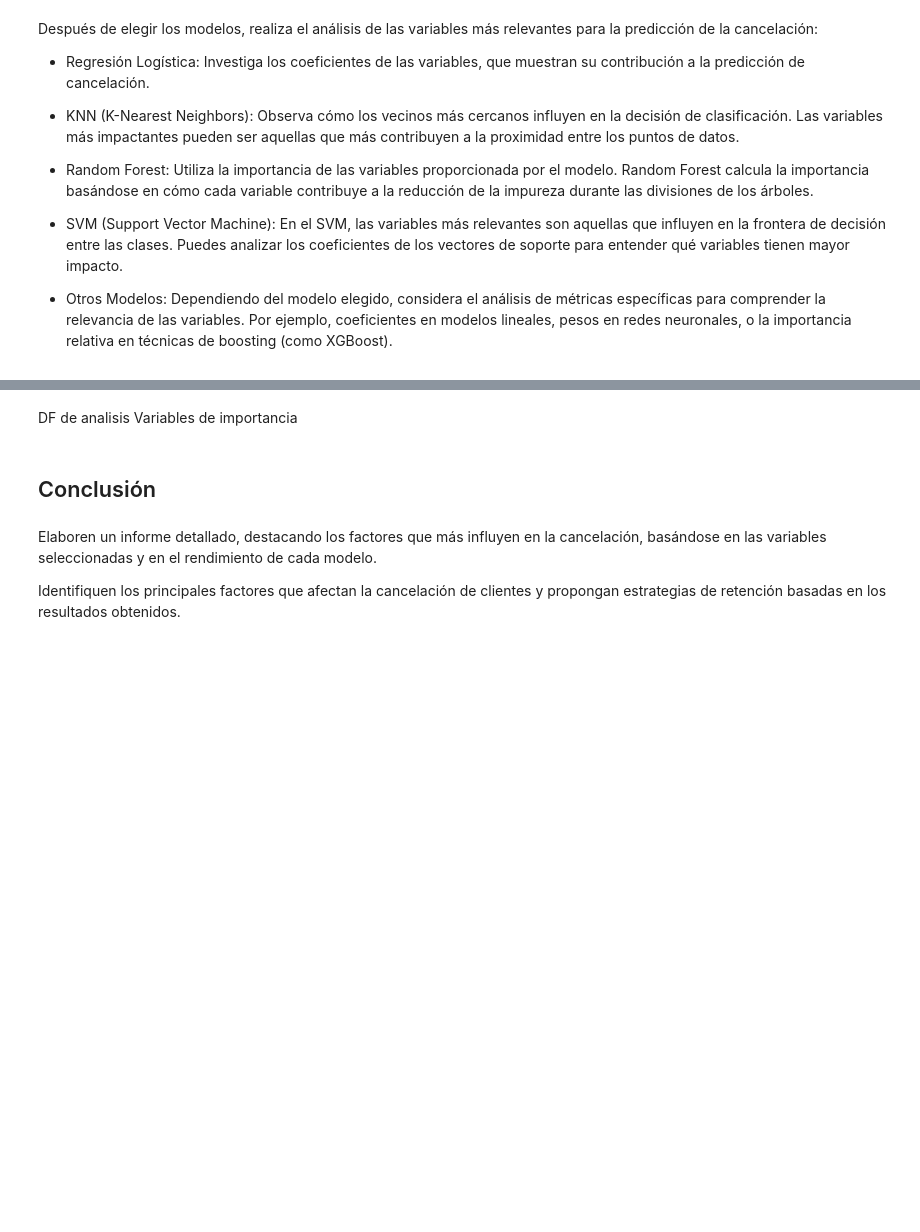
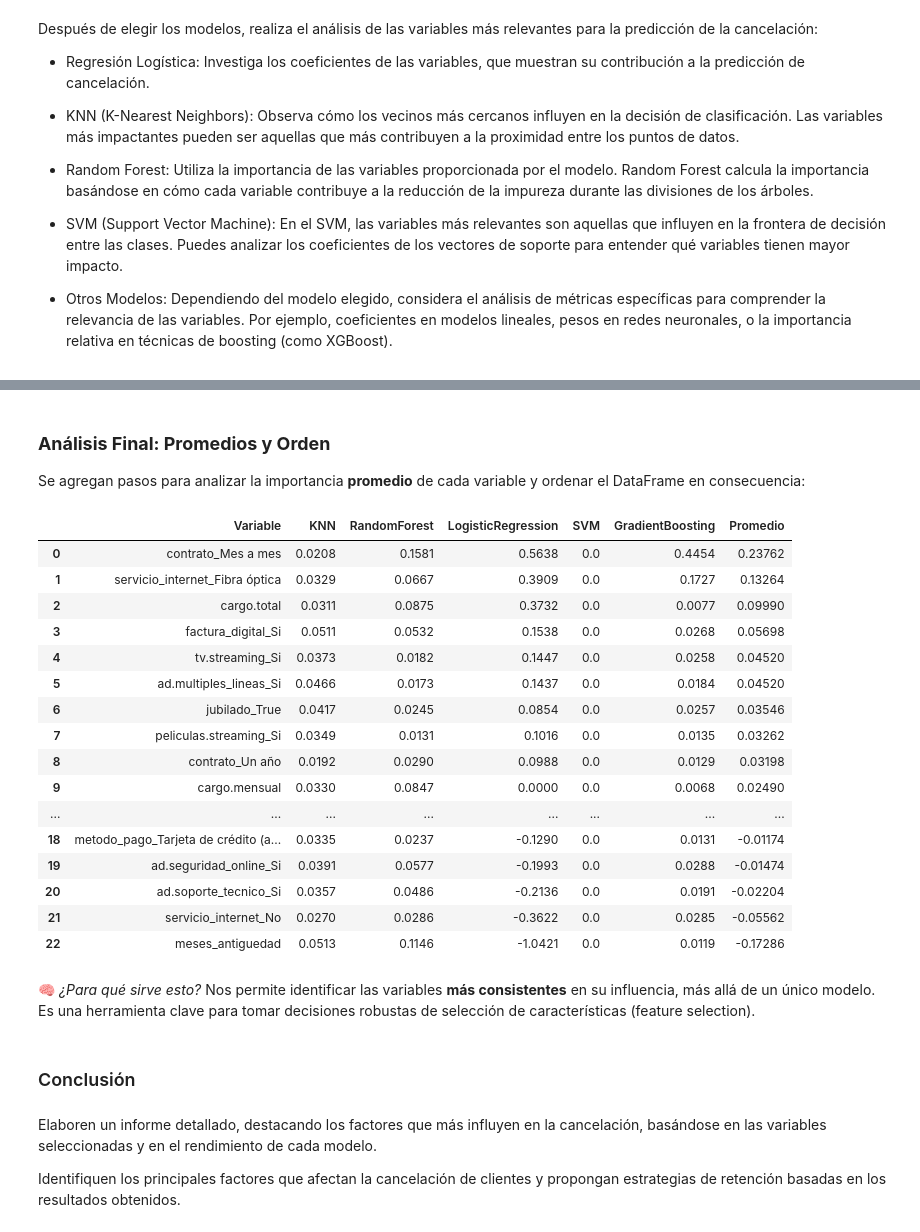
Before and after one commit to MigXDev/CS_Datos_I_DESAFIO_3, a Jupyter notebook: TelecomX_LATAM_2.ipynb, the cells around one changed output, grey strips where cells are left out. Cells and saved outputs as stored; diff of their text form; code cells hidden in the pictures; blank space fills up the shorter version.

Commit message:
En proceso | Análisis de variables

```diff
--- a/TelecomX_LATAM_2.ipynb
+++ b/TelecomX_LATAM_2.ipynb
@@ -1930,0 +1939,10 @@ Después de elegir los modelos, realiza el análisis de las variables más relev
+# %%
+def get_importance(model, X, y):
+    if hasattr(model, "feature_importances_"):
+        return model.feature_importances_
+    elif hasattr(model, "coef_"):
+        return model.coef_[0]
+    else:
+        # Usar permutation importance como fallback
+        perm = permutation_importance(model, X, y, n_repeats=10, random_state=42)
+        return perm.importances_mean
@@ -1930,0 +1957,6 @@ Después de elegir los modelos, realiza el análisis de las variables más relev
+# %%
+knn_importance = get_importance(knn_best, X_train_bal_scaled, y_train_bal)
+rf_importance = get_importance(rf_best, X_train_bal, y_train_bal)
+lr_importance = get_importance(lr_best, X_train_bal_scaled, y_train_bal)
+svm_importance = get_importance(svm_best, X_train_bal_scaled, y_train_bal)
+xgb_importance = get_importance(xgb_best, X_train_bal, y_train_bal)
@@ -1931,11 +1971,7 @@ Después de elegir los modelos, realiza el análisis de las variables más relev
+# %%
+columnas_encoded.rename('Variable', inplace=True)
 # %%
-knn_importance = knn.feature_importances_
-rf_importance = rf.feature_importances_
-lr_importance = log_reg.coef_[0]
-svm_importance = svm.coef_[0]
-xgb_importance = xgb.feature_importances_
-
-feature_names = X_train_selected.columns
+feature_names = columnas_encoded
 
 importance_df = pd.DataFrame({
     'Variable': feature_names,
@@ -1984,2 +2045,0 @@ plot_top_bottom_features(xgb_importance, feature_names, "Gradient Boosting")
-# %% [markdown]
-DF de analisis Variables de importancia
@@ -2022,5 +2046,40 @@ df_importancias
+# %% [markdown]
+
+### **Análisis Final: Promedios y Orden**
+
+Se agregan pasos para analizar la importancia **promedio** de cada variable y ordenar el DataFrame en consecuencia:
+# %%
+importance_df = importance_df.round(4)
+
+# Mostrar el DataFrame ordenado por la media de importancias (en todos los modelos)
+importance_df['Promedio'] = importance_df[['KNN', 'RandomForest', 'LogisticRegression', 'SVM', 'GradientBoosting']].mean(axis=1)
+
+importance_df = importance_df.sort_values(by='Promedio', ascending=False).reset_index(drop=True)
+
+importance_df
+# %% [output]
+|  | Variable | KNN | RandomForest | LogisticRegression | SVM | GradientBoosting | Promedio |
+| 0 | contrato_Mes a mes | 0.0208 | 0.1581 | 0.5638 | 0.0 | 0.4454 | 0.23762 |
+| 1 | servicio_internet_Fibra óptica | 0.0329 | 0.0667 | 0.3909 | 0.0 | 0.1727 | 0.13264 |
+| 2 | cargo.total | 0.0311 | 0.0875 | 0.3732 | 0.0 | 0.0077 | 0.09990 |
+| 3 | factura_digital_Si | 0.0511 | 0.0532 | 0.1538 | 0.0 | 0.0268 | 0.05698 |
+| 4 | tv.streaming_Si | 0.0373 | 0.0182 | 0.1447 | 0.0 | 0.0258 | 0.04520 |
+| 5 | ad.multiples_lineas_Si | 0.0466 | 0.0173 | 0.1437 | 0.0 | 0.0184 | 0.04520 |
+| 6 | jubilado_True | 0.0417 | 0.0245 | 0.0854 | 0.0 | 0.0257 | 0.03546 |
+| 7 | peliculas.streaming_Si | 0.0349 | 0.0131 | 0.1016 | 0.0 | 0.0135 | 0.03262 |
+| 8 | contrato_Un año | 0.0192 | 0.0290 | 0.0988 | 0.0 | 0.0129 | 0.03198 |
+| 9 | cargo.mensual | 0.0330 | 0.0847 | 0.0000 | 0.0 | 0.0068 | 0.02490 |
+| ... | ... | ... | ... | ... | ... | ... | ... |
+| 18 | metodo_pago_Tarjeta de crédito (a... | 0.0335 | 0.0237 | -0.1290 | 0.0 | 0.0131 | -0.01174 |
+| 19 | ad.seguridad_online_Si | 0.0391 | 0.0577 | -0.1993 | 0.0 | 0.0288 | -0.01474 |
+| 20 | ad.soporte_tecnico_Si | 0.0357 | 0.0486 | -0.2136 | 0.0 | 0.0191 | -0.02204 |
+| 21 | servicio_internet_No | 0.0270 | 0.0286 | -0.3622 | 0.0 | 0.0285 | -0.05562 |
+| 22 | meses_antiguedad | 0.0513 | 0.1146 | -1.0421 | 0.0 | 0.0119 | -0.17286 |
+# %% [markdown]
+🧠 *¿Para qué sirve esto?*
+Nos permite identificar las variables **más consistentes** en su influencia, más allá de un único modelo. Es una herramienta clave para tomar decisiones robustas de selección de características (feature selection).
 # %% [markdown]
-## Conclusión
+### Conclusión
 # %% [markdown]
 Elaboren un informe detallado, destacando los factores que más influyen en la cancelación, basándose en las variables seleccionadas y en el rendimiento de cada modelo.
 
```
Also changed, not shown: parts of 36 cells of this notebook.
